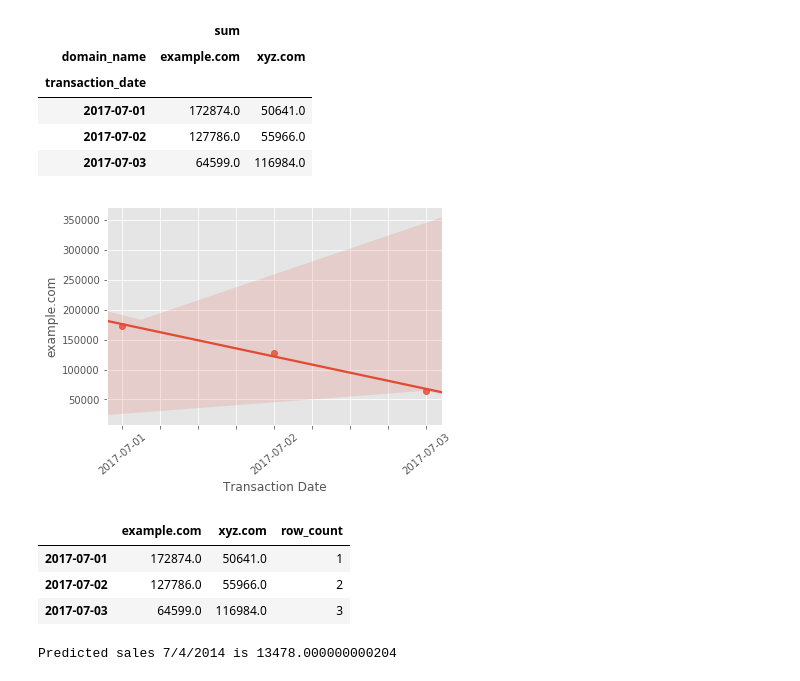
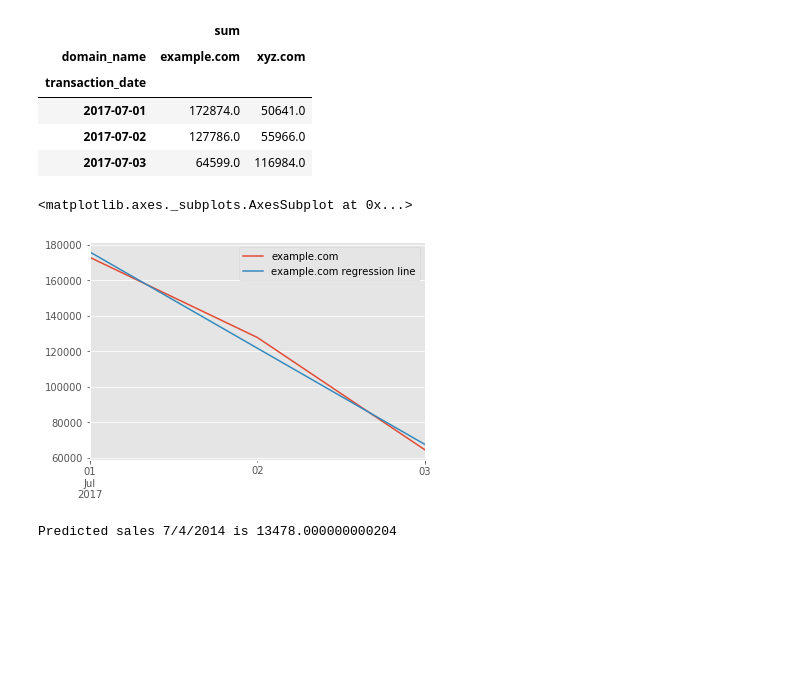
Before and after one commit to dtsmith2001/p-data-challenge, a Jupyter notebook: Explorations.ipynb, the cells around one changed output. Drawn from its saved outputs; the diff is of its cells as text; code cells hidden in the pictures; blank space fills up the shorter version.

```diff
--- a/Explorations.ipynb
+++ b/Explorations.ipynb
@@ -160,31 +160,38 @@ pt = pd.pivot_table(fr, values="checkout_amount", index="transaction_date", colu
 # %%
 from scipy.stats import linregress
 pt = pd.pivot_table(fr, values="checkout_amount", index="transaction_date", columns="domain_name",
                aggfunc=[np.sum], margins=False)
 pt.columns = ['example.com', 'xyz.com']
 pt.index = pd.DatetimeIndex(pt.index)
 idx = pd.date_range(pt.index.min(), pt.index.max())
 pt = pt.reindex(index=idx)
 pt.insert(pt.shape[1],
           'row_count',
           pt.index.value_counts().sort_index().cumsum())
-ax = sns.regplot(data=pt, x="row_count", y="example.com")
-xticks = ax.get_xticks()
-labels = ['' for item in ax.get_xticklabels()]
-labels[1] = pt.index[0].date()
-labels[5] = pt.index[1].date()
-labels[9] = pt.index[2].date()
-ax.set_xticklabels(labels)
-plt.xticks(rotation=40)
-plt.xlabel("Transaction Date")
-plt.show()
-pt
+slope, intercept, r_value, p_value, std_err = linregress(x=pt["row_count"].values,
+                                                         y=pt["example.com"].values)
+pt["example.com regression line"] = intercept + slope * pt["row_count"]
+pt[["example.com", "example.com regression line"]].plot()
+# ax = sns.regplot(data=pt, x="row_count", y="example.com")
+# xticks = ax.get_xticks()
+# labels = ['' for item in ax.get_xticklabels()]
+# labels[1] = pt.index[0].date()
+# labels[5] = pt.index[1].date()
+# labels[9] = pt.index[2].date()
+# ax.set_xticklabels(labels)
+# plt.xticks(rotation=40)
+# plt.xlabel("Transaction Date")
+# plt.show()
+# pt
+
+import seaborn as sns
+corr = dataframe.corr()
+sns.heatmap(corr,
+            xticklabels=corr.columns.values,
+            yticklabels=corr.columns.values)
 # %% [output]
+<matplotlib.axes._subplots.AxesSubplot at 0x...>
-[figure, old version]
+[figure, new version]
-|  | example.com | xyz.com | row_count |
-| 2017-07-01 | 172874.0 | 50641.0 | 1 |
-| 2017-07-02 | 127786.0 | 55966.0 | 2 |
-| 2017-07-03 | 64599.0 | 116984.0 | 3 |
 # %%
 slope, intercept, r_value, p_value, std_err = linregress(x=ax.get_lines()[0].get_xdata(),y=ax.get_lines()[0].get_ydata())
 print("Predicted sales 7/4/2014 is {}".format(intercept + slope * 4))
```
Also changed, not shown: parts of 4 cells of this notebook, 1 other file.
